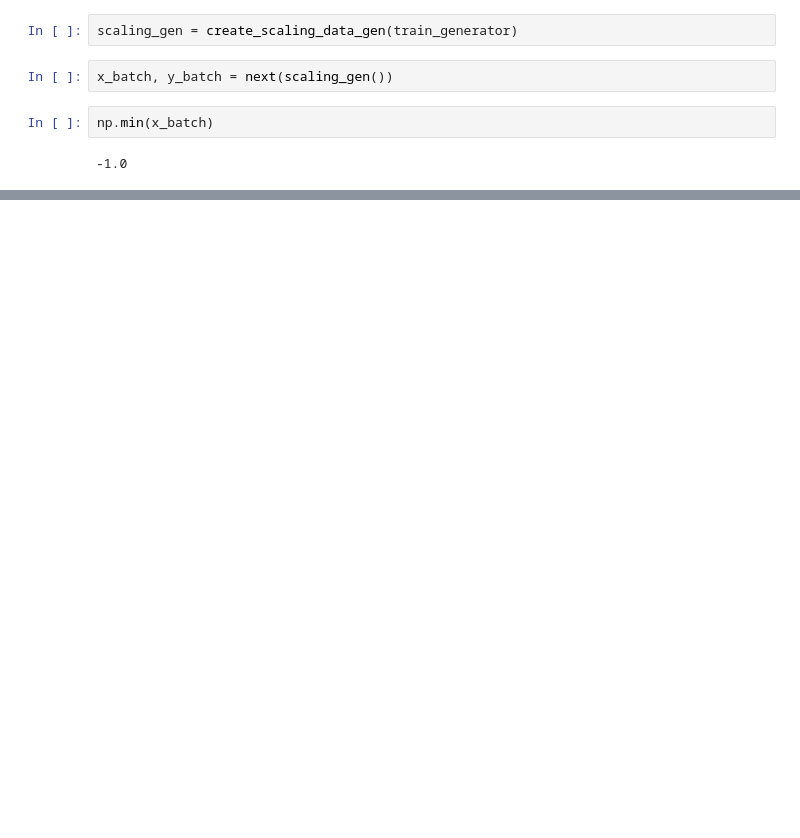
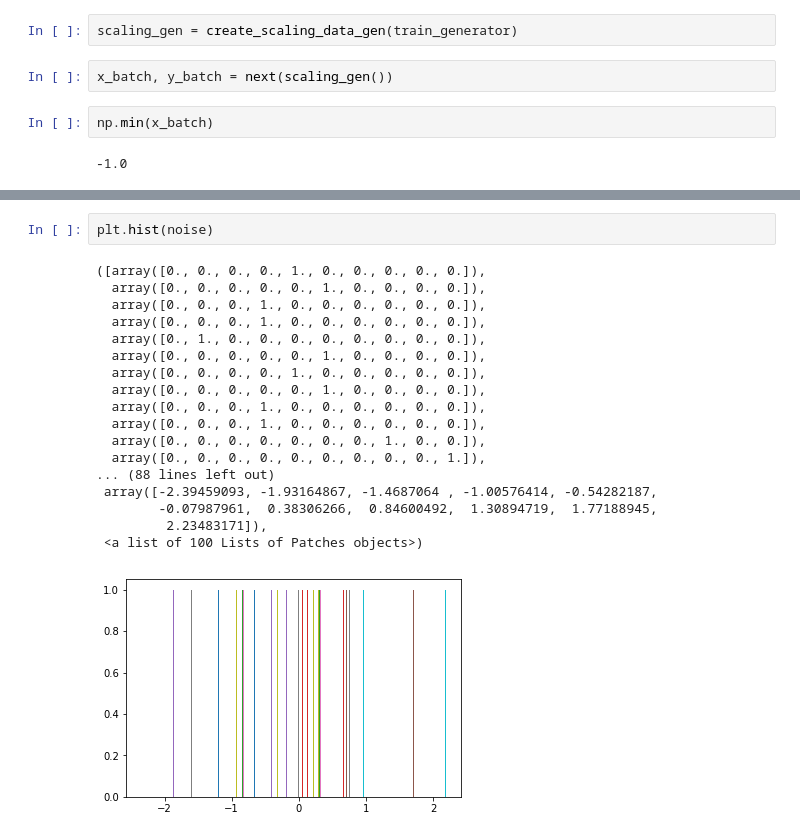
Before and after one commit to jaderabbit/100daysofMLCode, a Jupyter notebook: Untitled.ipynb, the cells around one changed output, grey strips where cells are left out. Cells and saved outputs as stored; diff of their text form; blank space fills up the shorter version.

```diff
--- a/Untitled.ipynb
+++ b/Untitled.ipynb
@@ -206,0 +238,21 @@ Clipping input data to the valid range for imshow with RGB data ([0..1] for floa
+# %%
+plt.hist(noise)
+# %% [output]
+([array([0., 0., 0., 0., 1., 0., 0., 0., 0., 0.]),
+  array([0., 0., 0., 0., 0., 1., 0., 0., 0., 0.]),
+  array([0., 0., 0., 1., 0., 0., 0., 0., 0., 0.]),
+  array([0., 0., 0., 1., 0., 0., 0., 0., 0., 0.]),
+  array([0., 1., 0., 0., 0., 0., 0., 0., 0., 0.]),
+  array([0., 0., 0., 0., 0., 1., 0., 0., 0., 0.]),
+  array([0., 0., 0., 0., 1., 0., 0., 0., 0., 0.]),
+  array([0., 0., 0., 0., 0., 1., 0., 0., 0., 0.]),
+  array([0., 0., 0., 1., 0., 0., 0., 0., 0., 0.]),
+  array([0., 0., 0., 1., 0., 0., 0., 0., 0., 0.]),
+  array([0., 0., 0., 0., 0., 0., 0., 1., 0., 0.]),
+  array([0., 0., 0., 0., 0., 0., 0., 0., 0., 1.]),
+... (88 lines left out)
+ array([-2.39459093, -1.93164867, -1.4687064 , -1.00576414, -0.54282187,
+        -0.07987961,  0.38306266,  0.84600492,  1.30894719,  1.77188945,
+         2.23483171]),
+ <a list of 100 Lists of Patches objects>)
+[figure, added]
```
Also changed, not shown: parts of 13 cells of this notebook, 3 other files.
